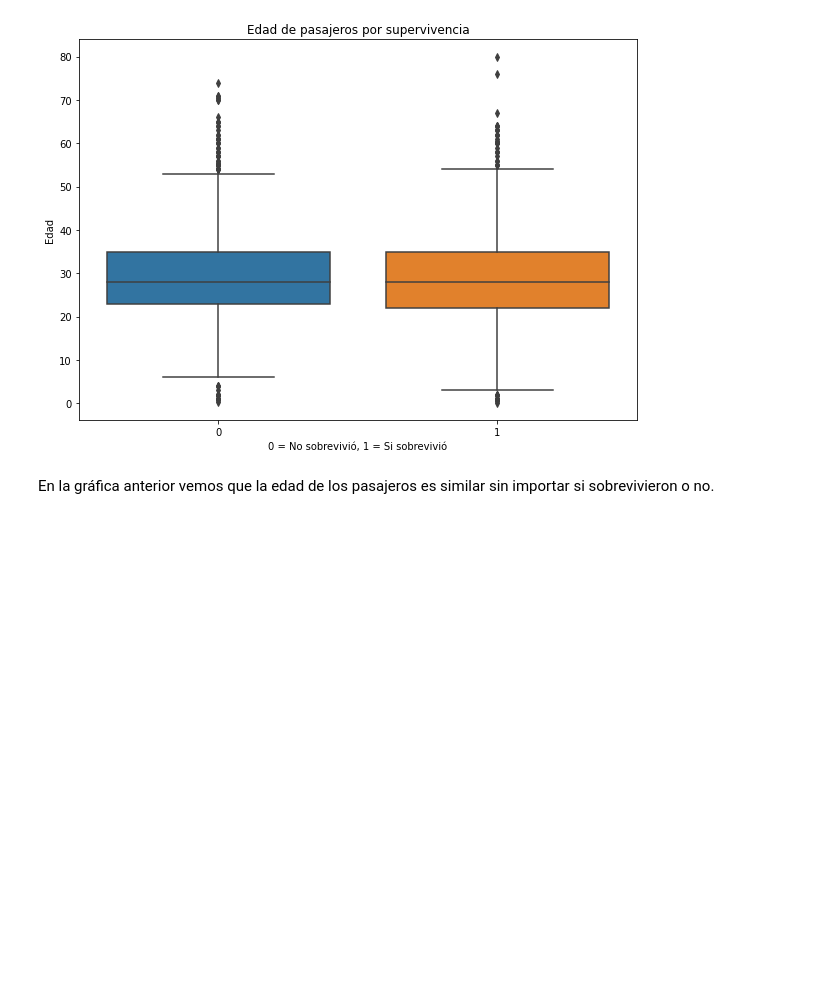
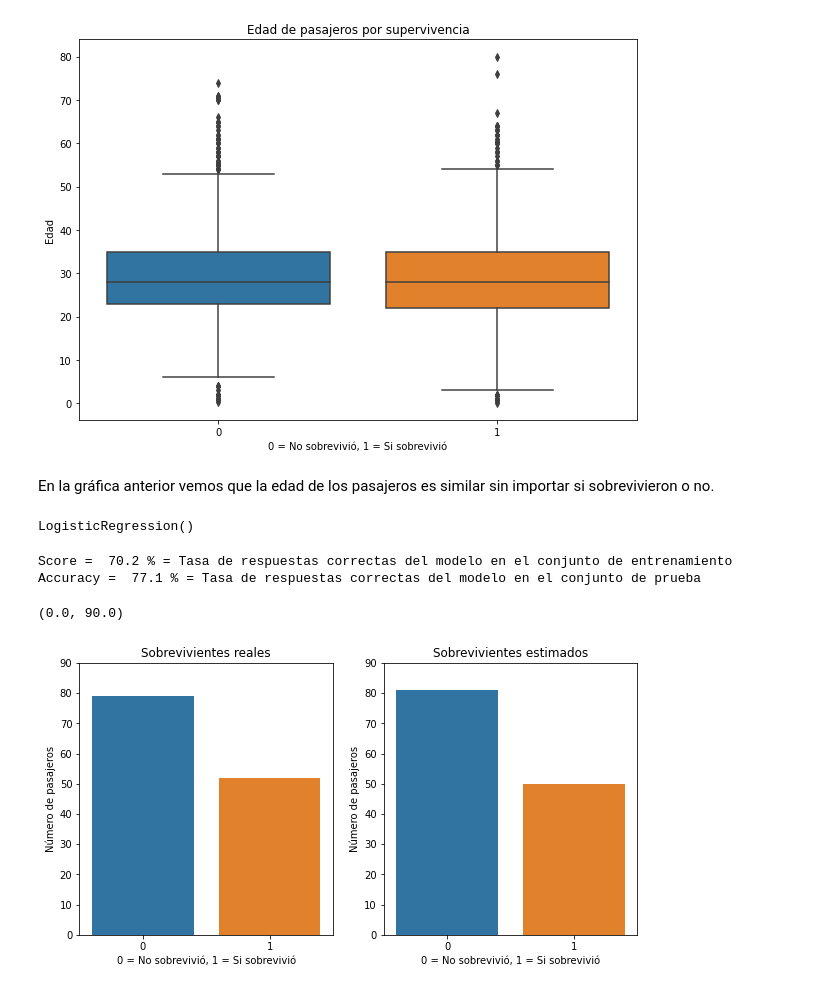
Before and after one commit to ArrigoCoen/Curso_Ciencia_de_Datos, a Jupyter notebook: M3/3_5 Algoritmos de clasificacion-LogReg.ipynb, the cells around one changed output. Cells and saved outputs as stored; diff of their text form; code cells hidden in the pictures; blank space fills up the shorter version.

```diff
--- a/M3/3_5 Algoritmos de clasificacion-LogReg.ipynb
+++ b/M3/3_5 Algoritmos de clasificacion-LogReg.ipynb
@@ -533,3 +533,46 @@ plt.show()
 [figure]
 # %% [markdown]
 En la gráfica anterior vemos que la edad de los pasajeros es similar sin importar si sobrevivieron o no.
+# %%
+## 4) DIVIDIR LOS DATOS
+# Se separan los datos en 2 grupos:
+X_train, X_test, Y_train, Y_test = train_test_split(X, Y,test_size = 0.1,random_state = 44)
+# %%
+## 5) CONSTRUIR UN MODELO
+# En este ejemplo vamos a elegir un modelo de regresión logística para "X_train"
+logmodel = LogisticRegression()
+logmodel.fit(X_train,Y_train)
+# %% [output]
+LogisticRegression()
+# %%
+## 6) PREDICCIONES
+# Se hacen las predicciones con "X_test"
+Y_pred = logmodel.predict(X_test)
+# %%
+## 7) EVALUACIÓN DEL MODELO
+print('Score = ',round(logmodel.score(X_train, Y_train) * 100, 2),
+      '% = Tasa de respuestas correctas del modelo en el conjunto de entrenamiento')
+print('Accuracy = ',round(metrics.accuracy_score(Y_test, Y_pred) * 100, 2),
+      '% = Tasa de respuestas correctas del modelo en el conjunto de prueba')
+# %% [output]
+Score =  70.2 % = Tasa de respuestas correctas del modelo en el conjunto de entrenamiento
+Accuracy =  77.1 % = Tasa de respuestas correctas del modelo en el conjunto de prueba
+# %%
+# Se grafican los resultados de la predicción junto con los valores reales
+plt.figure(figsize=(10,5))
+plt.subplot(1,2,1)
+sns.countplot(x=Y_test, data=df)
+plt.title('Sobrevivientes reales')
+plt.xlabel('0 = No sobrevivió, 1 = Si sobrevivió')
+plt.ylabel('Número de pasajeros')
+plt.ylim(0,90)
+
+plt.subplot(1,2,2)
+sns.countplot(x=Y_pred, data=df)
+plt.title('Sobrevivientes estimados')
+plt.xlabel('0 = No sobrevivió, 1 = Si sobrevivió')
+plt.ylabel('Número de pasajeros')
+plt.ylim(0,90)
+# %% [output]
+(0.0, 90.0)
+[figure, added]
```
Also changed, not shown: parts of 14 cells of this notebook.
